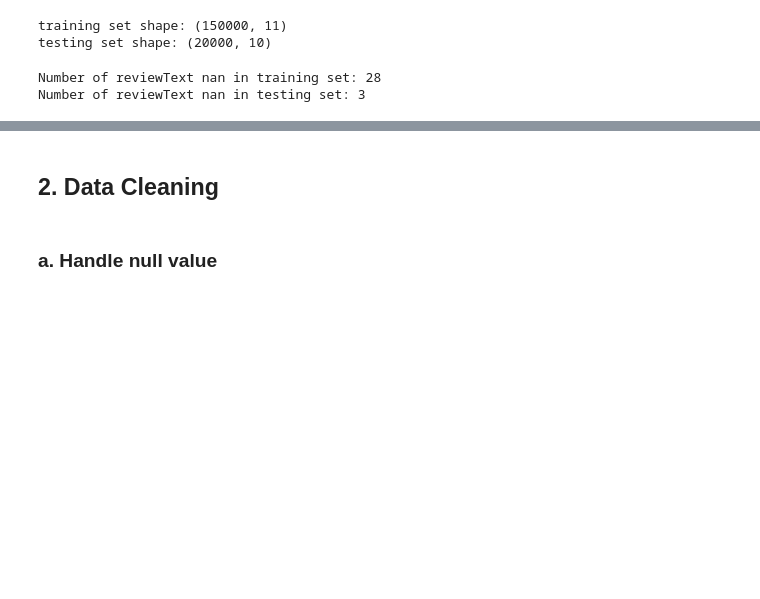
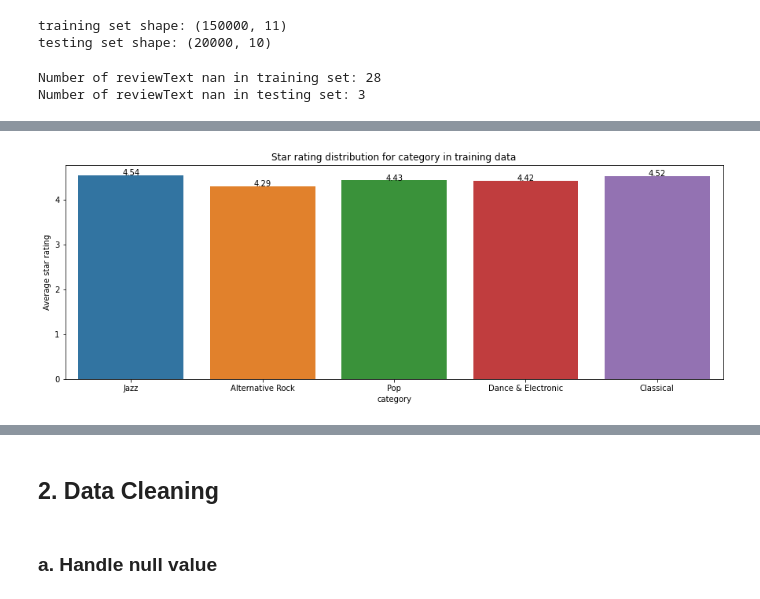
Before and after one commit to z1q1chen/Amazon-Music-Recommendation-System, a Jupyter notebook: src/MIE1624_Course_Project.ipynb, the cells around one changed output, grey strips where cells are left out. Saved outputs shown, nothing was run; the diff lists cells and outputs as text; code cells hidden in the pictures; blank space fills up the shorter version.

```diff
--- a/src/MIE1624_Course_Project.ipynb
+++ b/src/MIE1624_Course_Project.ipynb
@@ -95,0 +118,23 @@ Number of reviewText nan in testing set: 3
+# %%
+def show_values_on_bars(axs):
+    def _show_on_single_plot(ax):
+        for p in ax.patches:
+            _x = p.get_x() + p.get_width() / 2
+            _y = p.get_y() + p.get_height()
+            value = '{:.2f}'.format(p.get_height())
+            ax.text(_x, _y, value, ha="center")
+
+    if isinstance(axs, np.ndarray):
+        for idx, ax in np.ndenumerate(axs):
+            _show_on_single_plot(ax)
+    else:
+        _show_on_single_plot(axs)
+category_overall = train_data[['category','overall']].groupby(['category'],as_index=False).mean()
+fig1, ax1 = plt.subplots(1,figsize=(15,5))
+overall = sns.barplot(x='category',y='overall', data=category_overall, order=['Jazz','Alternative Rock','Pop','Dance & Electronic','Classical'], ax=ax1)
+ax1.set_title('Star rating distribution for category in training data')
+ax1.set_ylabel('Average star rating')
+show_values_on_bars(ax1)
+plt.show()
+# %% [output]
+[figure, added]
```
Also changed, not shown: parts of 32 cells of this notebook.
